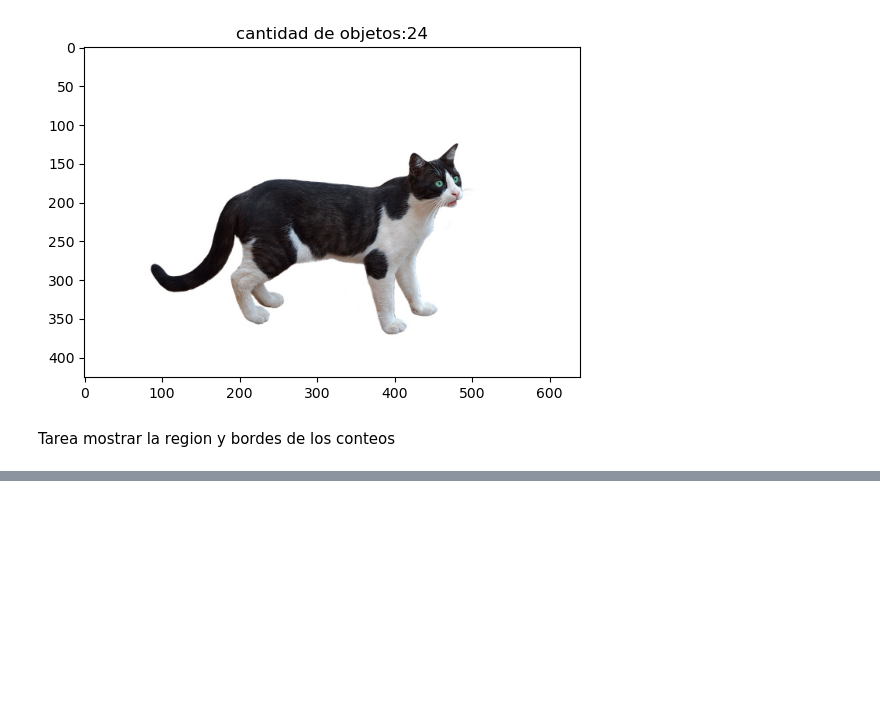
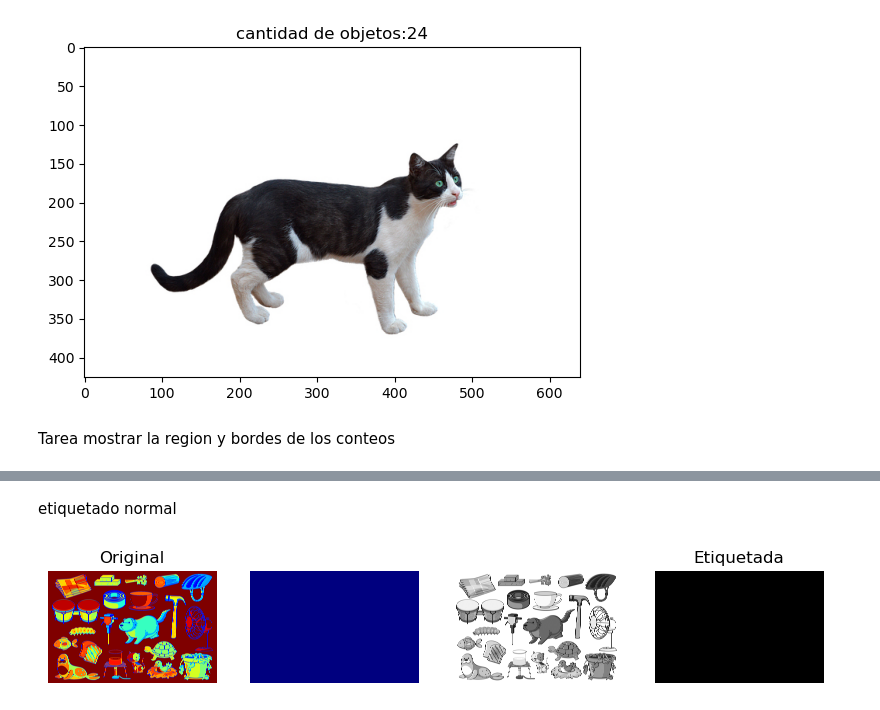
Before and after one commit to FcCaba/Procesamiento-De-Imagenes, a Jupyter notebook: unidad2/bordes_objetos.ipynb, the cells around one changed output, grey strips where cells are left out. Saved outputs shown, nothing was run; the diff lists cells and outputs as text; code cells hidden in the pictures; blank space fills up the shorter version.

Commit message:
conteo con measure

```diff
--- a/unidad2/bordes_objetos.ipynb
+++ b/unidad2/bordes_objetos.ipynb
@@ -176,0 +165,43 @@ Total de objetos detectados: 12
+# %% [markdown]
+etiquetado normal
+# %%
+import cv2
+import numpy as np
+import matplotlib.pyplot as plt
+from skimage import measure
+def etiquetar(img):
+    #tiene que estar umbralizado
+    _,imgU=cv2.threshold(img,128,255,cv2.THRESH_BINARY)
+    #encontrar los contornos
+    contorno,_=cv2.findContours(imgU,cv2.RETR_EXTERNAL,cv2.CHAIN_APPROX_SIMPLE)
+
+    img_etiq=np.zeros_like(img,dtype=np.uint8)
+    for i ,contornos in enumerate(contorno):
+        cv2.drawContours(img_etiq,[contornos],-1,(i+1),-1)
+    return img_etiq
+imagen = cv2.imread(r"D:\Franz Caballero\Procesamiento de imagenes\Actividades\Ejercicios python\imagenes\original\objetos.jpg",0)
+
+img_etiquetada = etiquetar(imagen)
+
+plt.figure(figsize=(10, 5))
+
+plt.subplot(2, 4, 1)
+plt.title("Original")
+plt.imshow(imagen, cmap='jet')
+plt.axis('off')
+
+plt.subplot(2, 4, 2)
+plt.imshow(img_etiquetada, cmap='jet')
+plt.axis('off')
+
+plt.subplot(2, 4, 3)
+plt.imshow(imagen, cmap='gray')
+plt.axis('off')
+
+plt.subplot(2, 4, 4)
+plt.title("Etiquetada")
+plt.imshow(img_etiquetada, cmap='gray')
+plt.axis('off')
+plt.show()
+# %% [output]
+[figure, added]
```
Also changed, not shown: parts of 8 cells of this notebook, 2 other files.
